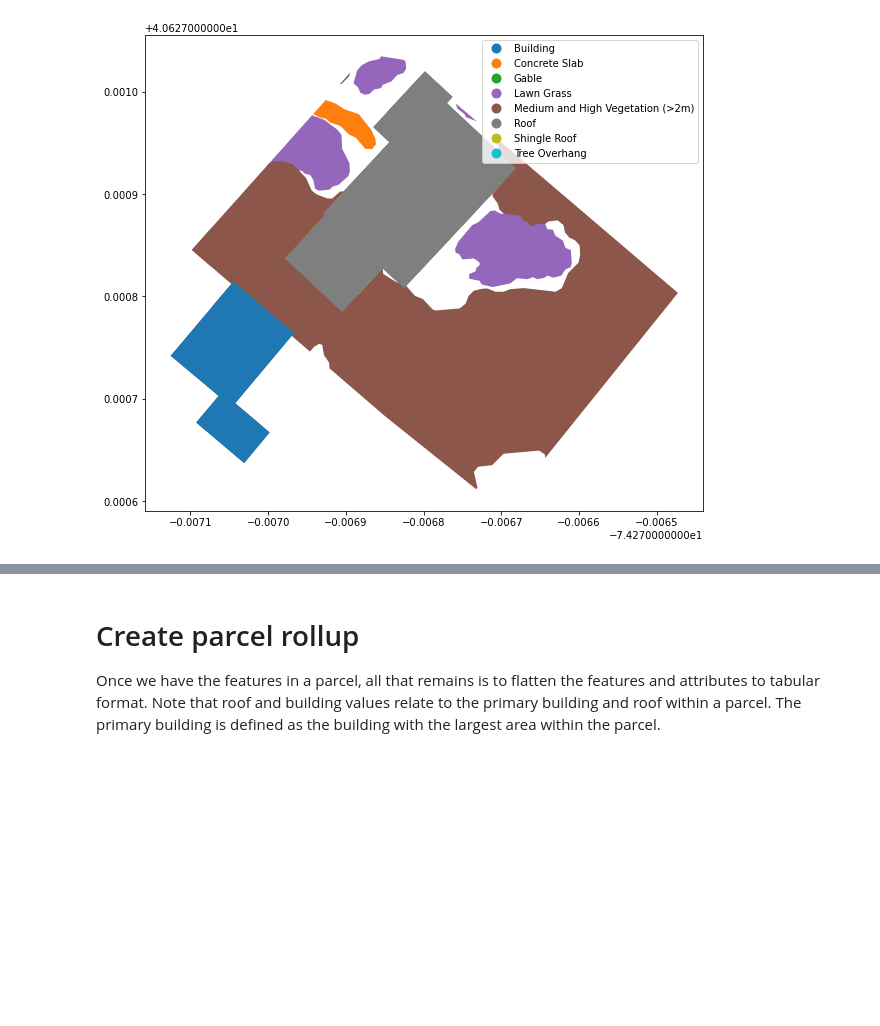
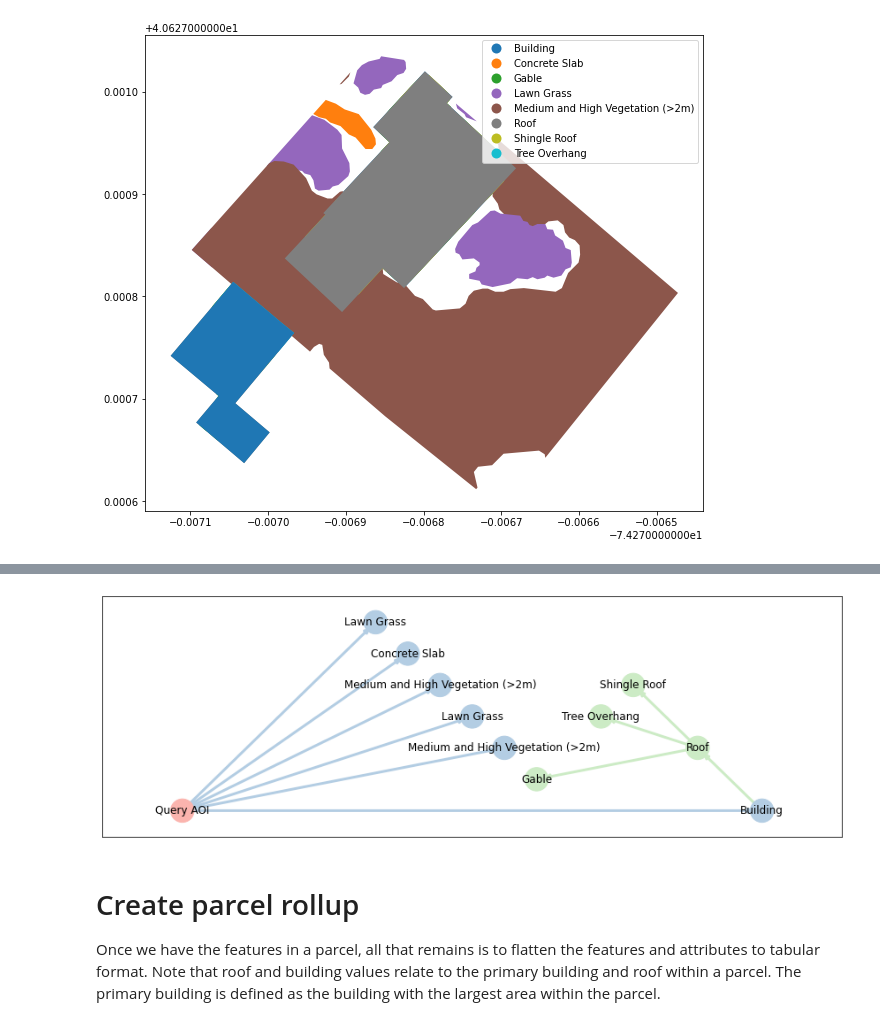
Before and after one commit to nearmap/nmaipy, a Jupyter notebook: notebooks/Payload_Rollup_Minimal_Example.ipynb, the cells around one changed output, grey strips where cells are left out. Drawn from its saved outputs; the diff is of its cells as text; code cells hidden in the pictures; blank space fills up the shorter version.

```diff
--- a/notebooks/Payload_Rollup_Minimal_Example.ipynb
+++ b/notebooks/Payload_Rollup_Minimal_Example.ipynb
@@ -83,3 +87,41 @@ filtered_features_gdf
+# %%
+# --- Build a directed acylic graph starting form the query polygon
+G = nx.DiGraph()
+G.add_node("Parcel", description="Query AOI")
+for feature in filtered_features_gdf.itertuples():
+    G.add_node(feature.feature_id, description=feature.description, has_parent=feature.parent_id != "")
+for feature in filtered_features_gdf.itertuples():
+    if feature.parent_id == "":
+        G.add_edge("Parcel", feature.feature_id, has_parent=False)
+    else:
+        G.add_edge(feature.parent_id, feature.feature_id, has_parent=True)
+
+# All nodes should have a description -- if not, the filter step has failed and we have orphan children
+assert all("description" in d for _, d in G.nodes(data=True))
+
+# --- Now plot the graph
+fig, ax = plt.subplots(figsize=(15, 5))
+pos = nx.planar_layout(G)
+# nodes
+node_color_map = {None: plt.cm.Pastel1(0), False: plt.cm.Pastel1(1), True: plt.cm.Pastel1(2)}
+node_color = [node_color_map[d.get("has_parent")] for _, d in G.nodes(data=True)]
+nx.draw_networkx_nodes(G, pos, ax=ax, node_size=700, margins=0.08, node_color=node_color)
+# edges
+no_parent_edges = [(u, v) for u, v, d in G.edges(data=True) if not d["has_parent"]]
+parent_edges = [(u, v) for u, v, d in G.edges(data=True) if d["has_parent"]]
+nx.draw_networkx_edges(
+    G, pos, ax=ax, width=3, edge_color=[node_color_map[True]] * len(parent_edges), edgelist=parent_edges
+)
+nx.draw_networkx_edges(
+    G, pos, ax=ax, width=3, edge_color=[node_color_map[False]] * len(no_parent_edges), edgelist=no_parent_edges
+)
+# labels
+nx.draw_networkx_labels(
+    G, pos, ax=ax, font_size=12, font_family="sans-serif",
+    labels={n: d.get("description", "Error") for n, d in G.nodes(data=True)}
+);
+# %% [output]
+[figure, added]
 # %% [markdown]
 # Create parcel rollup
 
```
Also changed, not shown: parts of 5 cells of this notebook, 2 other files.
